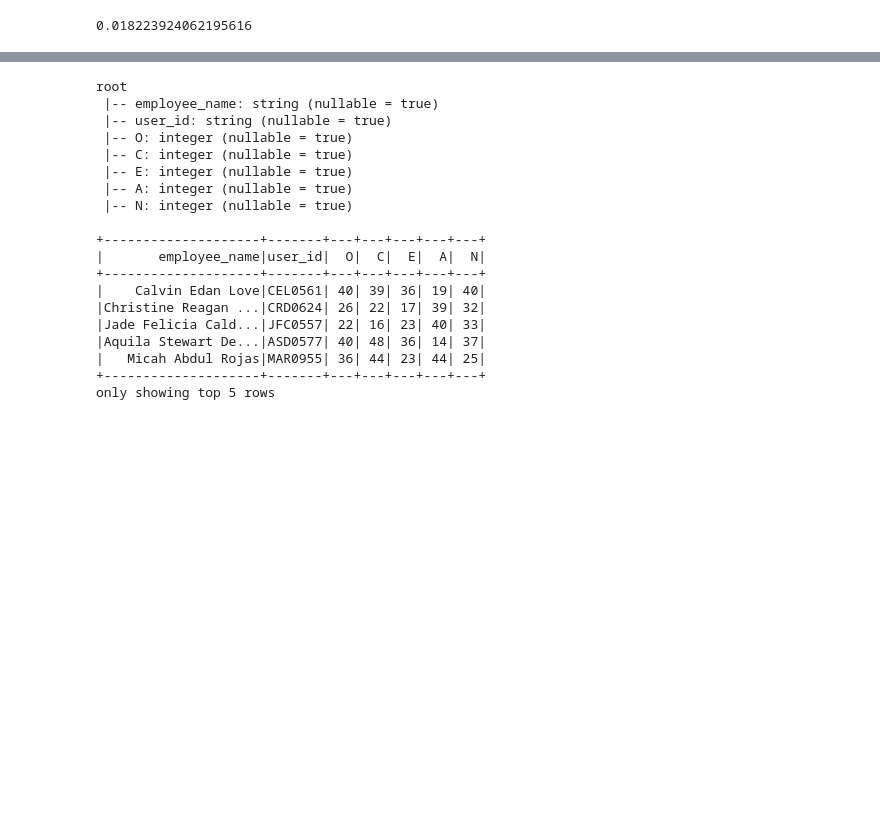
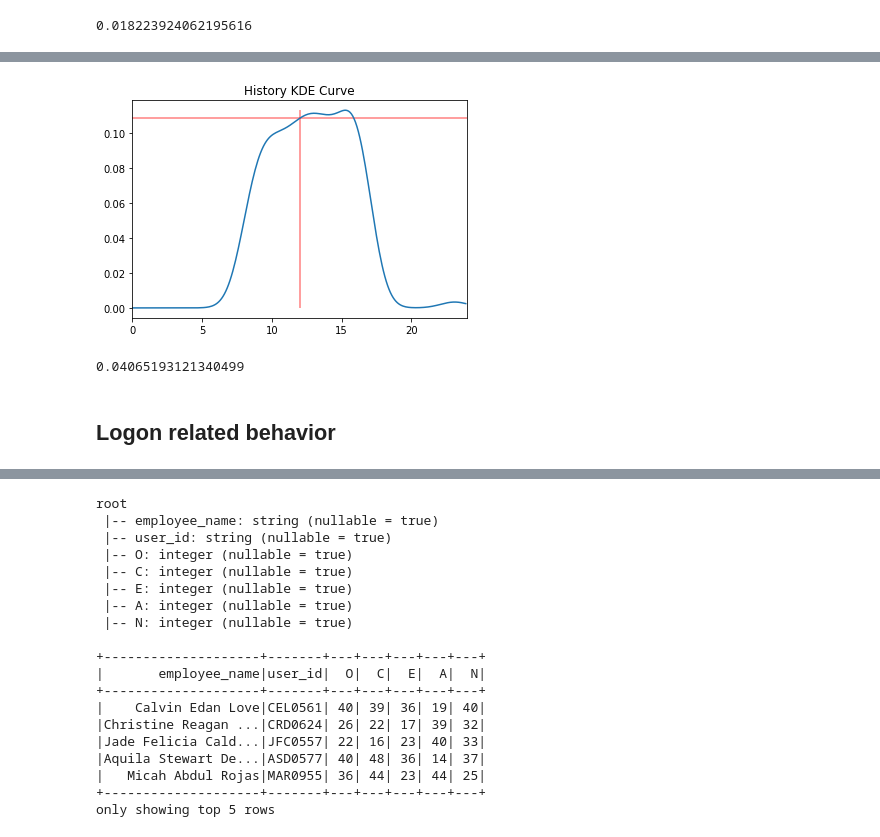
Before and after one commit to waittim/Insider-Risk-in-PySpark, a Jupyter notebook: KDE_risk.ipynb, the cells around one changed output, grey strips where cells are left out. Saved outputs shown, nothing was run; the diff lists cells and outputs as text; code cells hidden in the pictures; blank space fills up the shorter version.

```diff
--- a/KDE_risk.ipynb
+++ b/KDE_risk.ipynb
@@ -164,5 +257,6 @@ only showing top 5 rows
 # %%
 file = file.withColumn('date', to_timestamp(file.date, 'MM/dd/yyyy HH:mm:ss'))
+file = file.withColumn('hour', hour('date')+minute('date')/60+second('date')/3600)
 
 file.printSchema()
 file.show(5)
@@ -188,2 +298,16 @@ only showing top 5 rows
+# %%
+personal_file_hour = file.where("user == '"+ user +"'").select('hour')
+kd_personal_file = KernelDensity()
+kd_personal_file.setSample(personal_file_hour.rdd.map(lambda x: x[0]))
+
+all24hour = list(np.arange(0,24,0.1))
+prob_personal_file = kd_personal_file.estimate(all24hour)
+
+get_score(new_hour, prob_personal_file, kd_personal_file)
+# %% [output]
+[figure, added]
+0.04065193121340499
+# %% [markdown]
+## Logon related behavior
 # %%
 logon = logon.withColumn('date', to_timestamp(logon.date, 'MM/dd/yyyy HH:mm:ss'))
```
Also changed, not shown: parts of 28 cells of this notebook.
